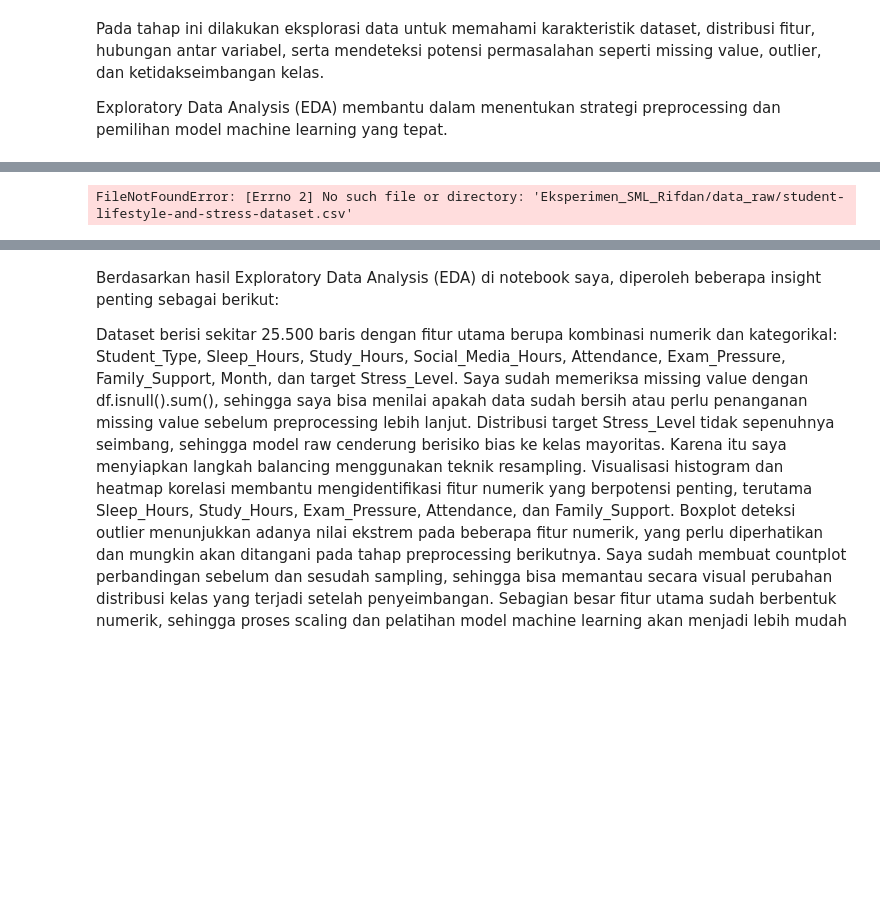
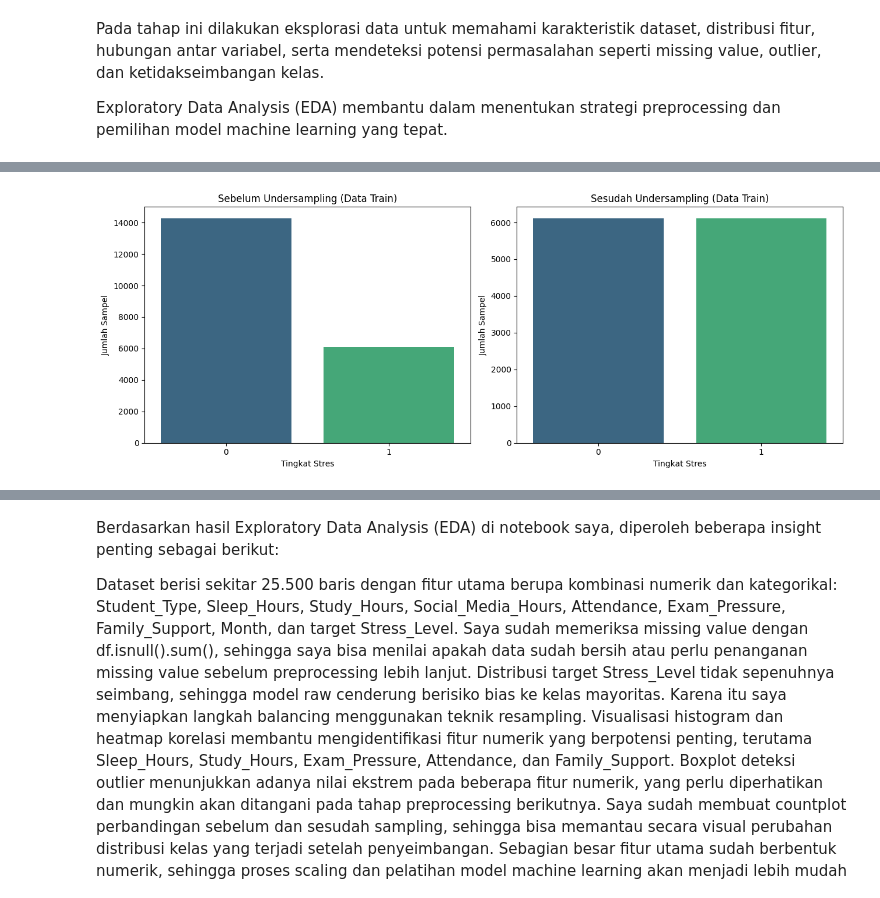
Before and after one commit to rifdan316-byte/Eksperimen_SML_Rifdan, a Jupyter notebook: prepocessing/Eksperimen_Rifdan.ipynb, the cells around one changed output, grey strips where cells are left out. Cells and saved outputs as stored; diff of their text form; code cells hidden in the pictures; blank space fills up the shorter version.

```diff
--- a/prepocessing/Eksperimen_Rifdan.ipynb
+++ b/prepocessing/Eksperimen_Rifdan.ipynb
@@ -102,43 +149,44 @@ import seaborn as sns
 from sklearn.model_selection import train_test_split
 from imblearn.under_sampling import RandomUnderSampler
 
-df = pd.read_csv("Eksperimen_SML_Rifdan/data_raw/student-lifestyle-and-stress-dataset.csv")
+# Keluar dari folder preprocessing, lalu masuk ke data_raw
+df = pd.read_csv(r"C:\Users\LENOVO\Documents\MSML\Eksperimen_SML_Rifdan\data_raw\student-lifestyle-and-stress-dataset.csv")
 
-X = df.drop(columns=['stress Level'])
-y = df['stress Level']
+X = df.drop(columns=['Stress_Level', 'Student_Type', 'Month'])
+y = df['Stress_Level']
 
 # 1. Pisahkan data menjadi Train dan Test
 X_train, X_test, y_train, y_test = train_test_split(X, y, test_size=0.2, random_state=42, stratify=y)
 
 # Lakukan Scaling hanya fit pada X_train untuk mencegah leakage
 from sklearn.preprocessing import StandardScaler
 scaler = StandardScaler()
 X_train_scaled = scaler.fit_transform(X_train)
 X_test_scaled = scaler.transform(X_test)
 
 # 2. Eksekusi Random Undersampling menggunakan X_train yang sudah di-scale
 rus = RandomUnderSampler(random_state=42)
 X_train_resampled, y_train_resampled = rus.fit_resample(X_train_scaled, y_train)
 
 # 3. --- OUTPUT 2: GAMBAR COUNTPLOT PERBANDINGAN (BEBAS WARNING) ---
 fig, axes = plt.subplots(1, 2, figsize=(13, 5))
 
 # Plot Sebelum Undersampling
 sns.countplot(x=y_train, ax=axes[0], hue=y_train, palette="viridis", legend=False)
 axes[0].set_title("Sebelum Undersampling (Data Train)")
 axes[0].set_xlabel("Tingkat Stres")
 axes[0].set_ylabel("Jumlah Sampel")
 
 # Plot Sesudah Undersampling
 sns.countplot(x=y_train_resampled, ax=axes[1], hue=y_train_resampled, palette="viridis", legend=False)
 axes[1].set_title("Sesudah Undersampling (Data Train)")
 axes[1].set_xlabel("Tingkat Stres")
 axes[1].set_ylabel("Jumlah Sampel")
 
 plt.tight_layout()
 plt.show()
 # %% [output]
-FileNotFoundError: [Errno 2] No such file or directory: 'Eksperimen_SML_Rifdan/data_raw/student-lifestyle-and-stress-dataset.csv'
+[figure, added]
 # %%
 df.hist(figsize=(15,12))
 
```
Also changed, not shown: parts of 15 cells of this notebook, 4 other files.
